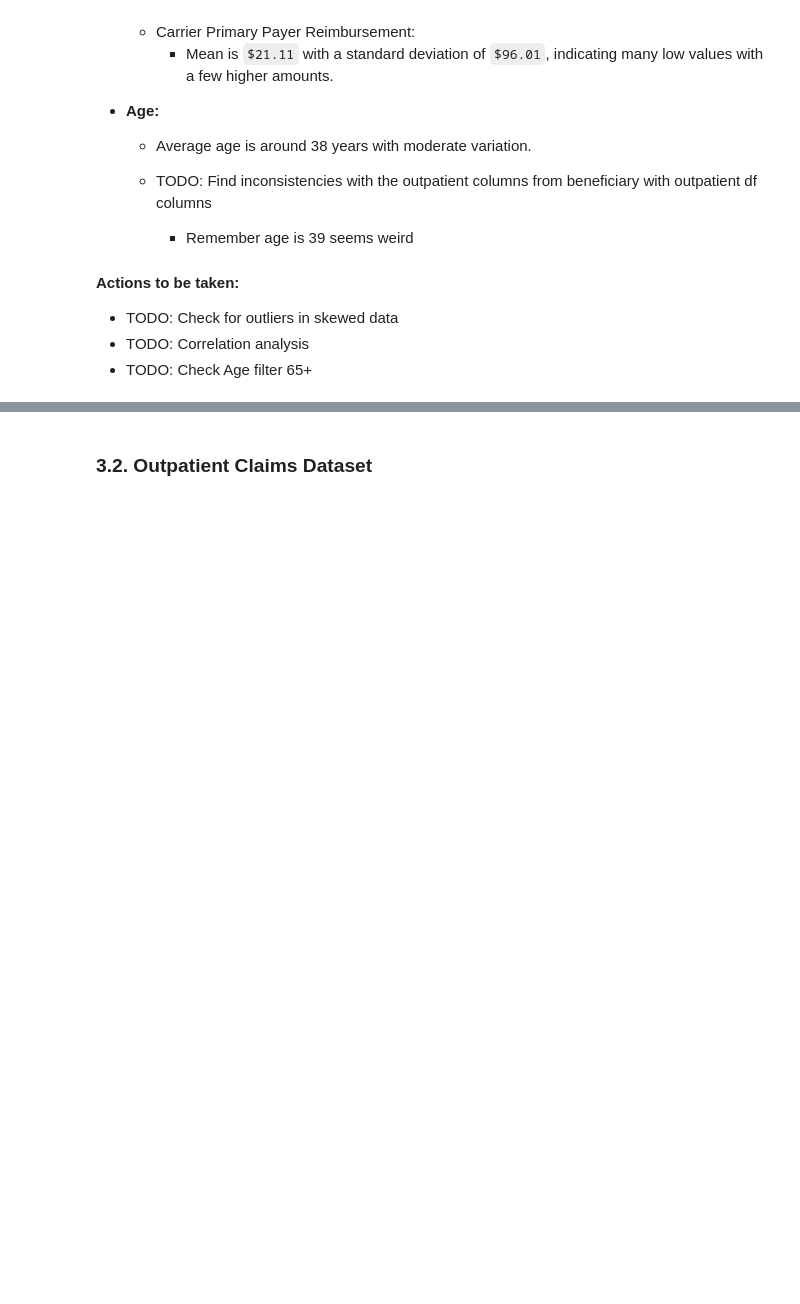
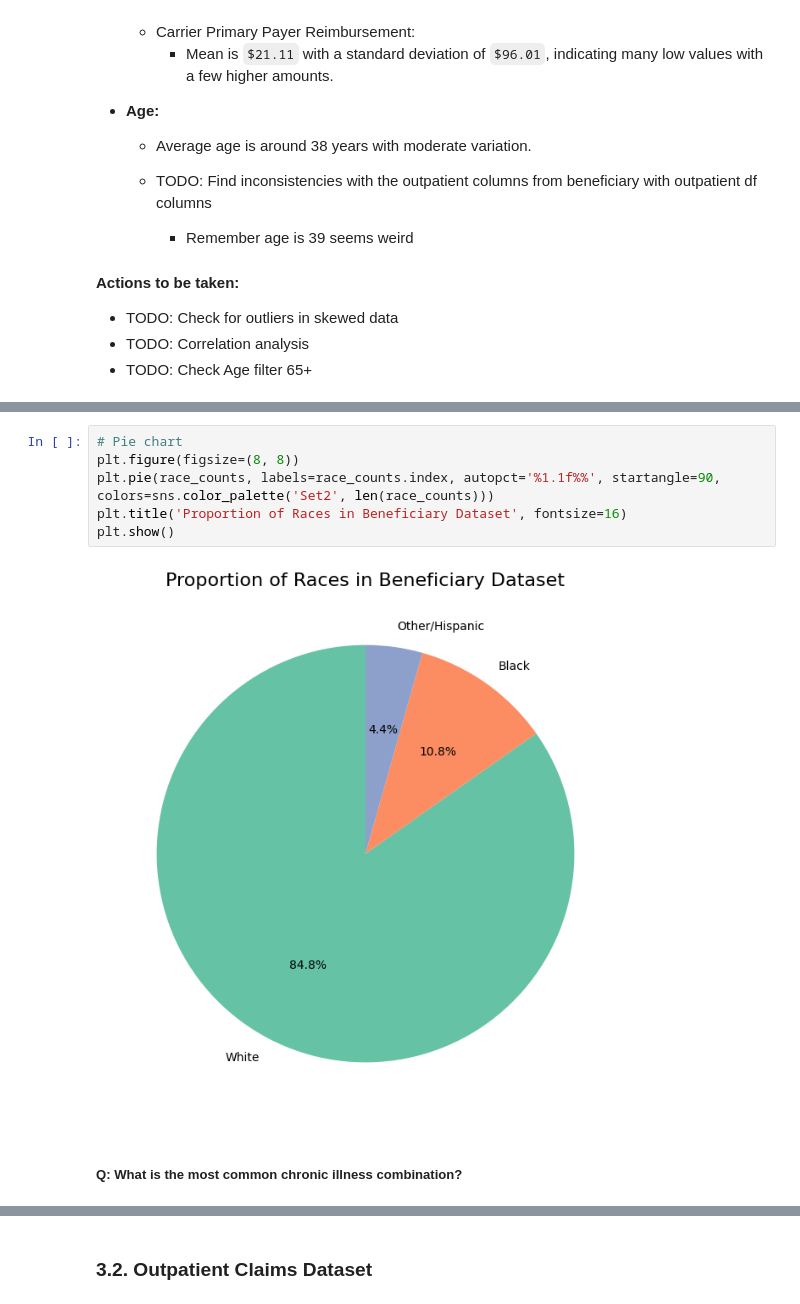
Before and after one commit to rameshs-data/Chronic_Care_Cost_Benchmarking, a Jupyter notebook: notebook/1_EDA.ipynb, the cells around one changed output, grey strips where cells are left out. Cells and saved outputs as stored; diff of their text form; blank space fills up the shorter version.

```diff
--- a/notebook/1_EDA.ipynb
+++ b/notebook/1_EDA.ipynb
@@ -557,0 +674,10 @@ beneficiary_df.head()
+# %%
+# Pie chart
+plt.figure(figsize=(8, 8))
+plt.pie(race_counts, labels=race_counts.index, autopct='%1.1f%%', startangle=90, colors=sns.color_palette('Set2', len(race_counts)))
+plt.title('Proportion of Races in Beneficiary Dataset', fontsize=16)
+plt.show()
+# %% [output]
+[figure, added]
+# %% [markdown]
+##### Q: What is the most common chronic illness combination?
```
Also changed, not shown: parts of 105 cells of this notebook.
